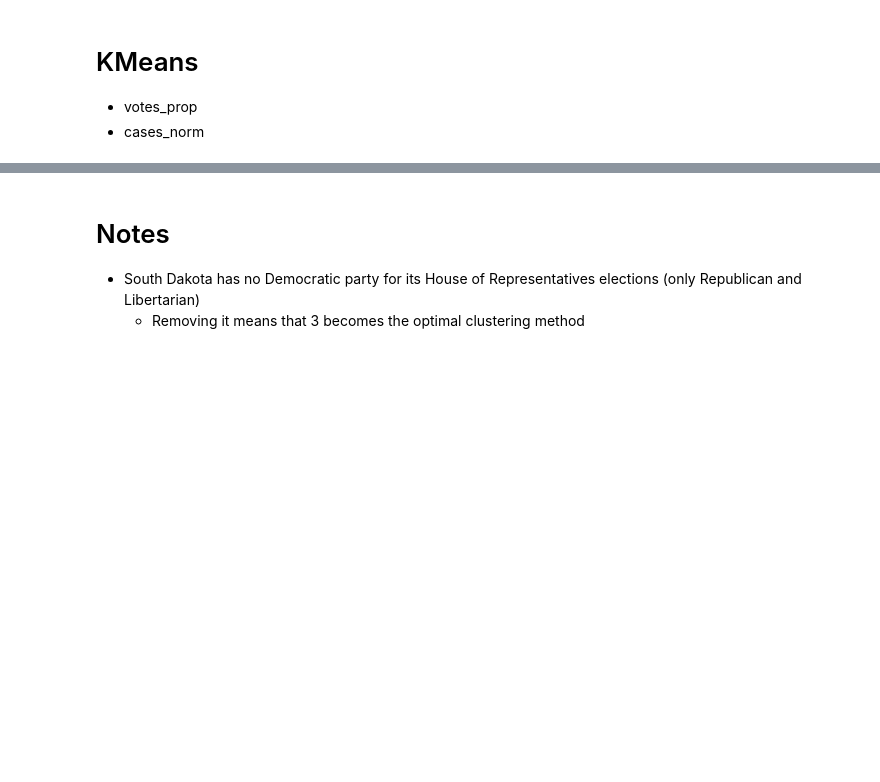
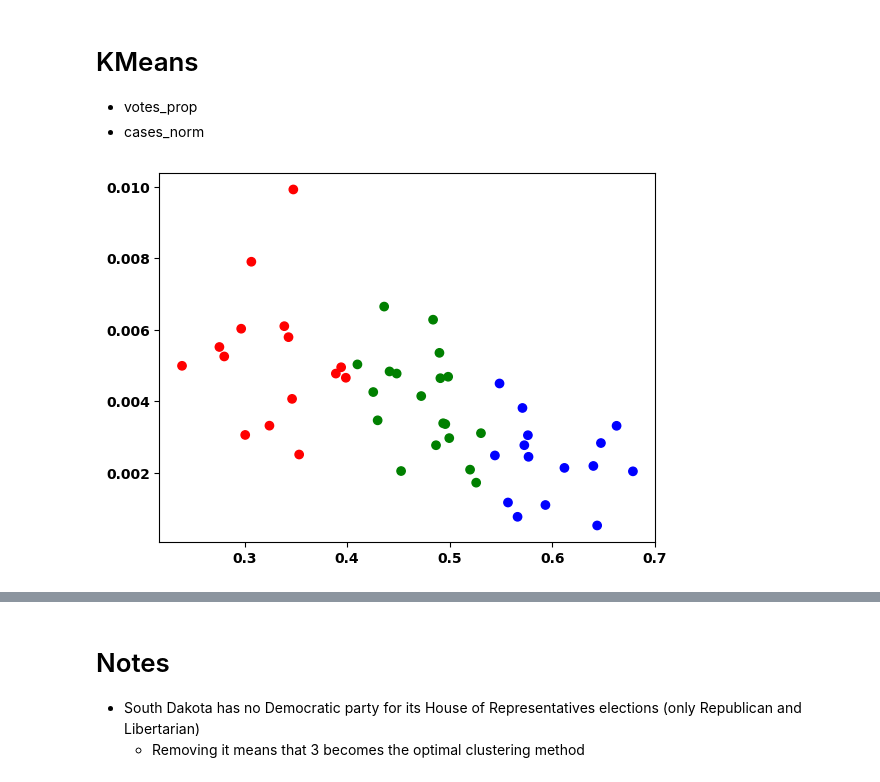
Before and after one commit to IanSinColorado/PoliticsAndCovid, a Jupyter notebook: dataCompression.ipynb, the cells around one changed output, grey strips where cells are left out. Drawn from its saved outputs; the diff is of its cells as text; code cells hidden in the pictures; blank space fills up the shorter version.

```diff
--- a/dataCompression.ipynb
+++ b/dataCompression.ipynb
@@ -459,3 +459,11 @@ def data_to_arr(votes, cases, votes_year, cases_year, party):
         ret_arr.append(np.array([votes[votes_year][s][party], cases[cases_year][s]]))
 
     return np.array(ret_arr)
+# %%
+def plot_df_specific(votes, cases, votes_year, cases_year, party):
+    # make the DF
+    ret_df = pd.DataFrame(columns=['State', 'Votes', 'Cases'])
+    for s in states:
+        ret_df = pd.concat([ret_df, pd.DataFrame({'State': [s], 'Votes': [votes[votes_year][s][party]], 'Cases': [cases[cases_year][s]]})])
+
+    return ret_df
@@ -461,0 +548,6 @@ def data_to_arr(votes, cases, votes_year, cases_year, party):
+# %%
+c_2020_v_2020_DEM = plot_df_specific(votes_prop, cases_norm, 2020, 2020, 'DEMOCRAT')
+colors = ['r', 'g', 'b', 'k']
+clusters = plot_cluster(c_2020_v_2020_DEM, colors, 3)
+# %% [output]
+[figure, added]
```
Also changed, not shown: parts of 17 cells of this notebook.
